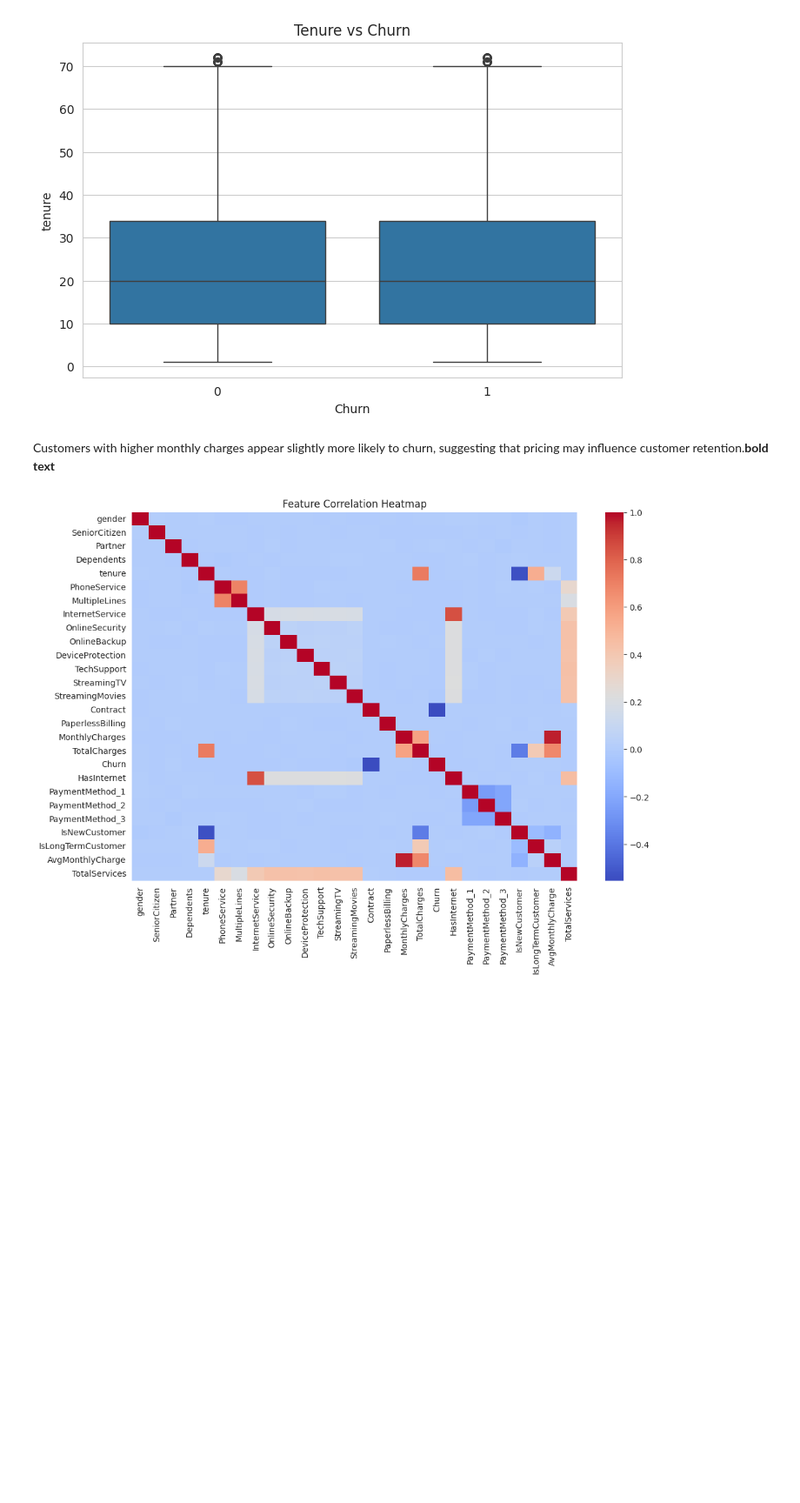
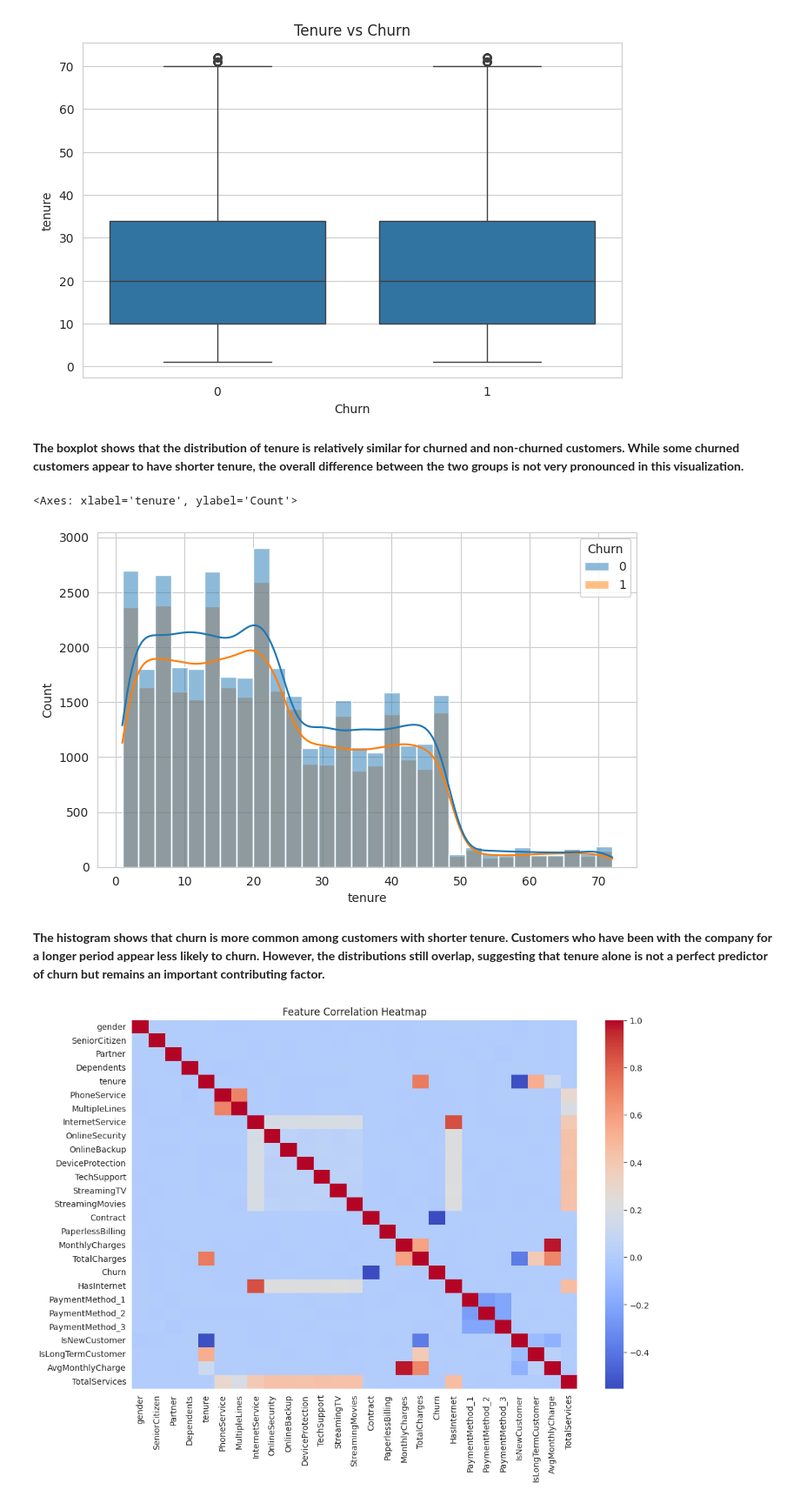
Before and after one commit to linda-bsharat/telco-customer-churn-prediction, a Jupyter notebook: notebooks/02_eda_and_visualization.ipynb, the cells around one changed output. Shown at 87% size. Drawn from its saved outputs; the diff is of its cells as text; code cells hidden in the pictures; blank space fills up the shorter version.

```diff
--- a/notebooks/02_eda_and_visualization.ipynb
+++ b/notebooks/02_eda_and_visualization.ipynb
@@ -93,8 +136,15 @@ plt.title("Tenure vs Churn")
 plt.show()
 # %% [output]
 [figure]
-# %% [markdown]
-Customers with higher monthly charges appear slightly more likely to churn, suggesting that pricing may influence customer retention.**bold text**
+# %% [markdown]
+**The boxplot shows that the distribution of tenure is relatively similar for churned and non-churned customers. While some churned customers appear to have shorter tenure, the overall difference between the two groups is not very pronounced in this visualization.**
+# %%
+sns.histplot(data=df, x="tenure", hue="Churn", bins=30, kde=True)
+# %% [output]
+<Axes: xlabel='tenure', ylabel='Count'>
+[figure, added]
+# %% [markdown]
+**The histogram shows that churn is more common among customers with shorter tenure. Customers who have been with the company for a longer period appear less likely to churn. However, the distributions still overlap, suggesting that tenure alone is not a perfect predictor of churn but remains an important contributing factor.**
 # %%
 plt.figure(figsize=(12,8))
 
```
Also changed, not shown: parts of 27 cells of this notebook.
